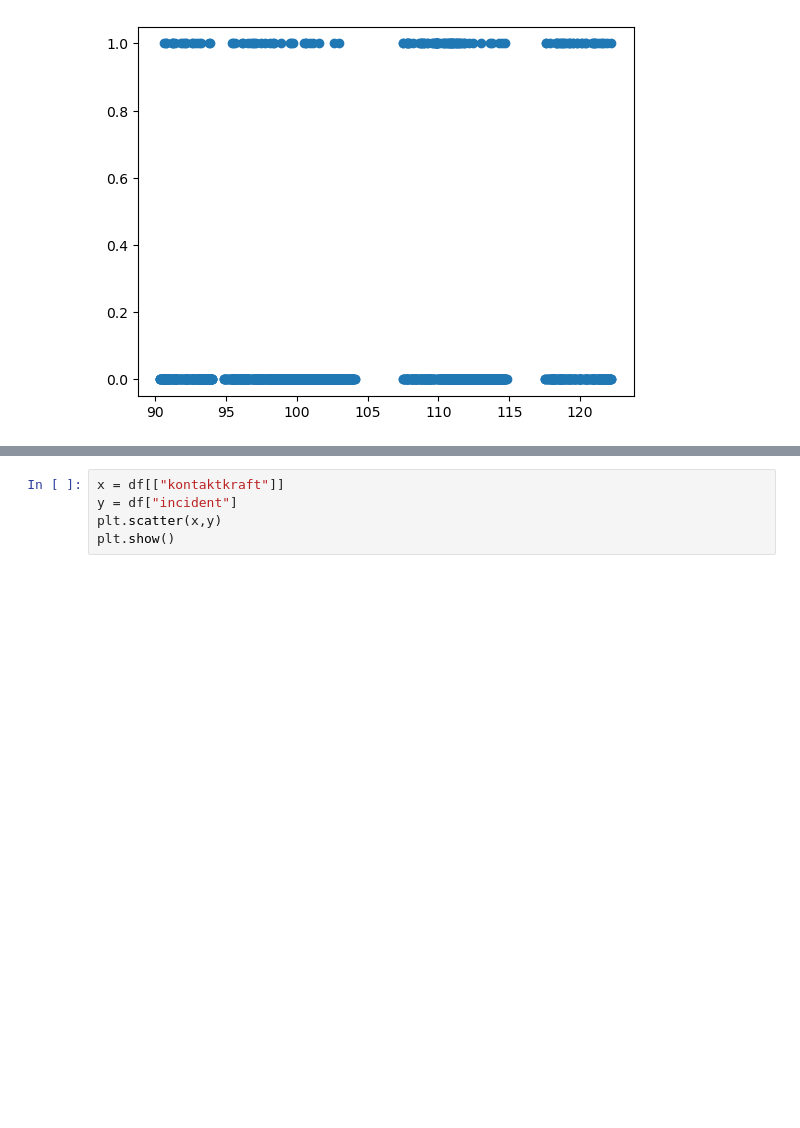
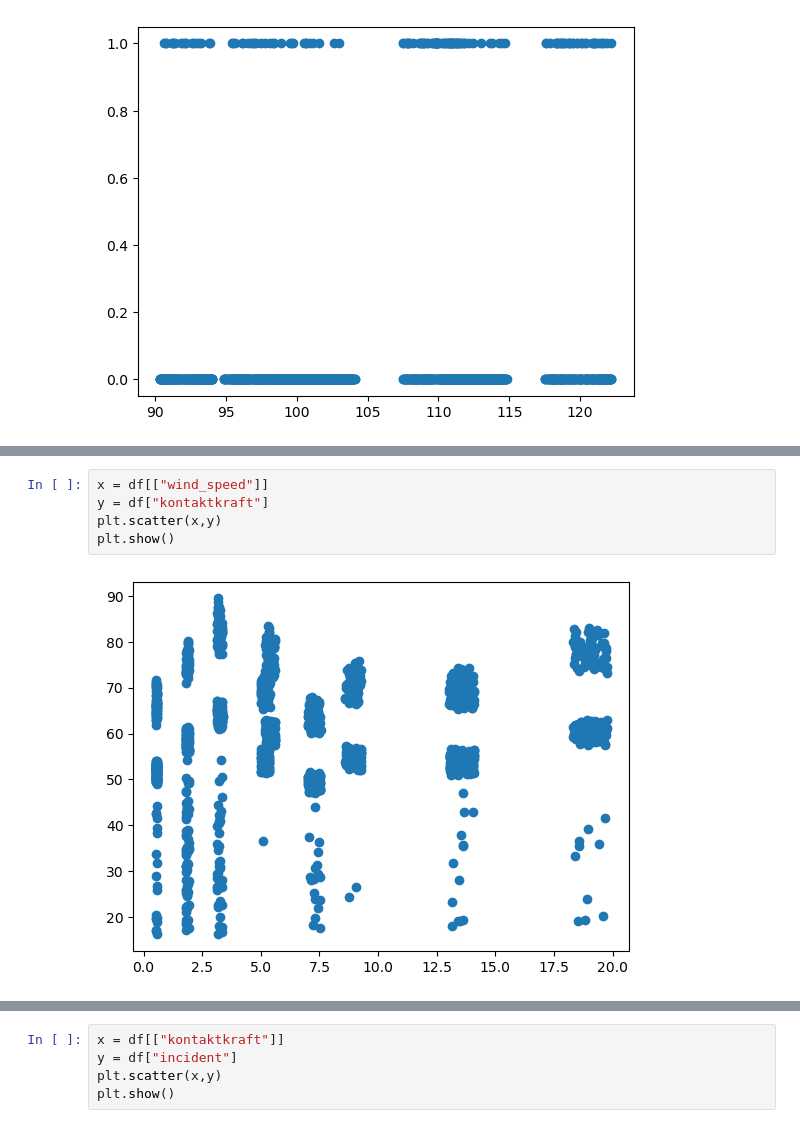
Before and after one commit to mengtsian/Qian-, a Jupyter notebook: Eltog.ipynb, the cells around one changed output, grey strips where cells are left out. Drawn from its saved outputs; the diff is of its cells as text; blank space fills up the shorter version.

```diff
--- a/Eltog.ipynb
+++ b/Eltog.ipynb
@@ -67,0 +77,7 @@ plt.show()
+# %%
+x = df[["wind_speed"]]
+y = df["kontaktkraft"]
+plt.scatter(x,y)
+plt.show()
+# %% [output]
+[figure, added]
```
Also changed, not shown: parts of 11 cells of this notebook.
